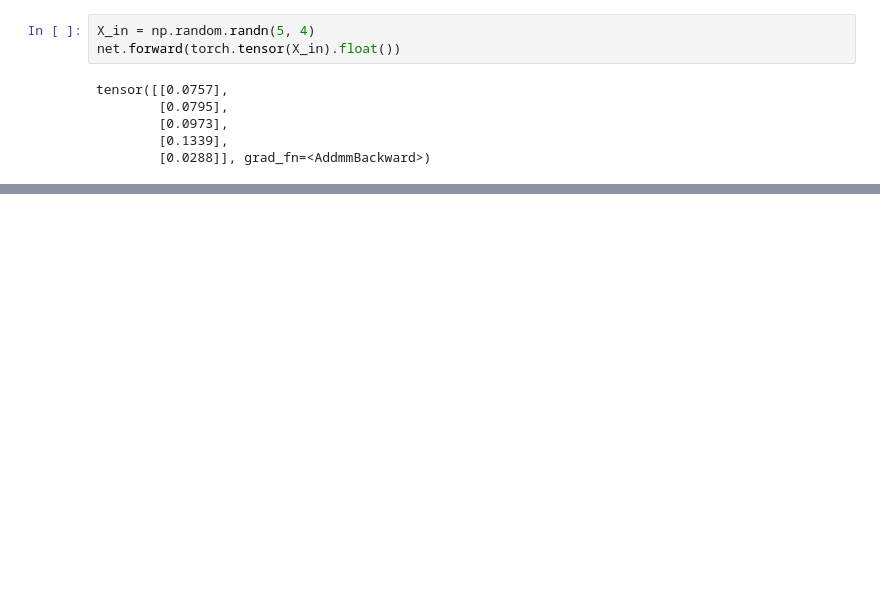
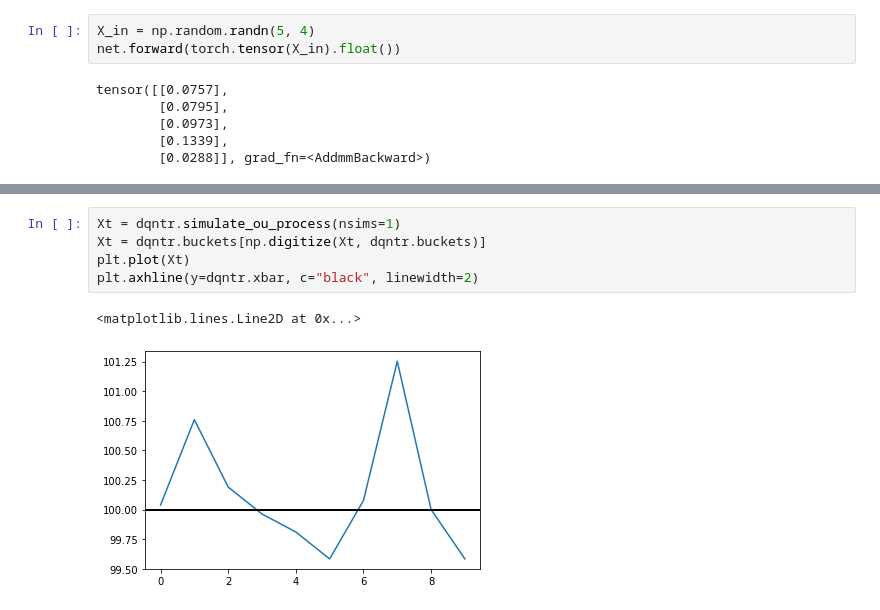
Before and after one commit to gerdm/rl-ou-process, a Jupyter notebook: dqn-trading-test.ipynb, the cells around one changed output, grey strips where cells are left out. Cells and saved outputs as stored; diff of their text form; blank space fills up the shorter version.

```diff
--- a/dqn-trading-test.ipynb
+++ b/dqn-trading-test.ipynb
@@ -244,0 +143,8 @@ deque([((0.1, 10, 100.2), 2, 0.5, (0.2, 12, 100.3)),
+# %%
+Xt = dqntr.simulate_ou_process(nsims=1)
+Xt = dqntr.buckets[np.digitize(Xt, dqntr.buckets)]
+plt.plot(Xt)
+plt.axhline(y=dqntr.xbar, c="black", linewidth=2)
+# %% [output]
+<matplotlib.lines.Line2D at 0x...>
+[figure, added]
```
Also changed, not shown: parts of 52 cells of this notebook, 2 other files.
